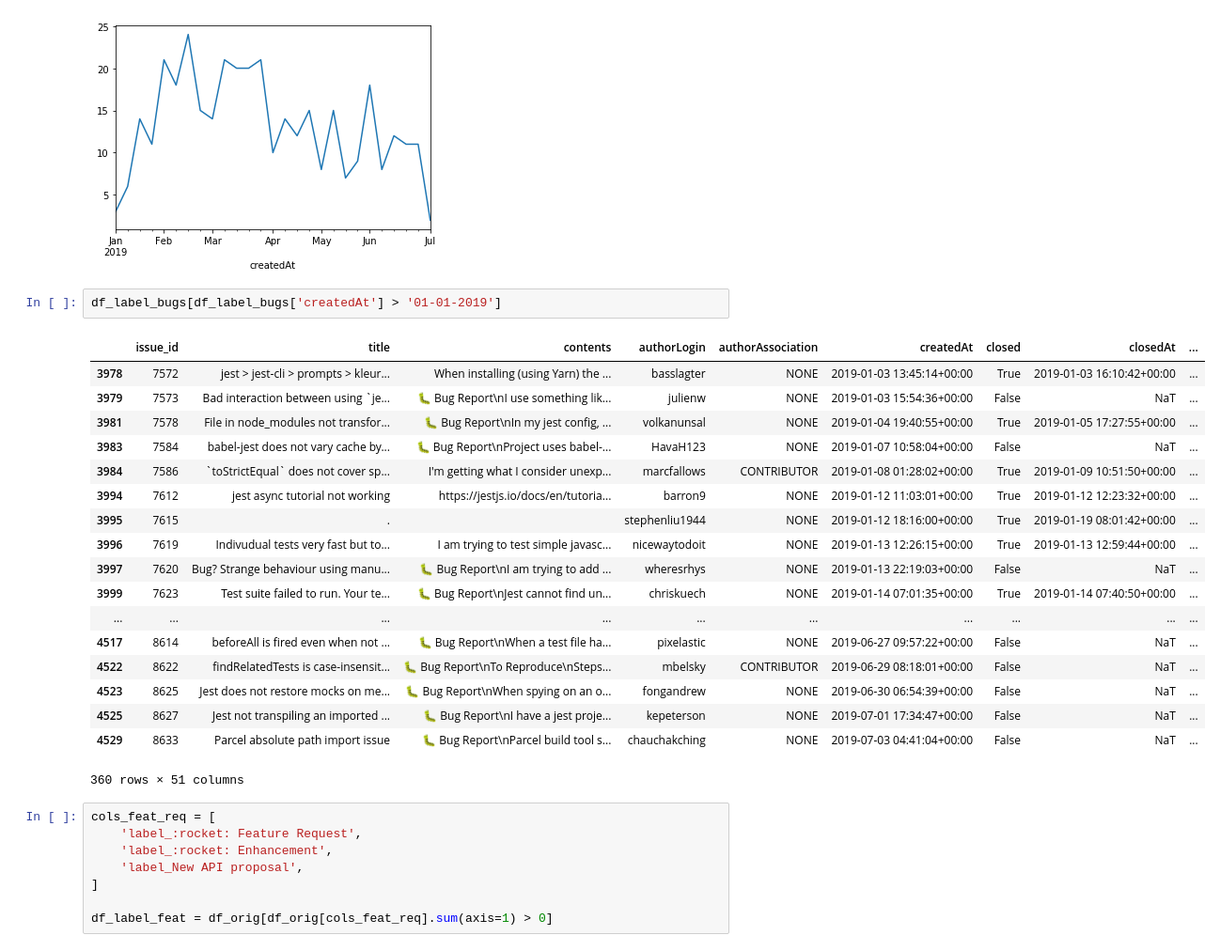
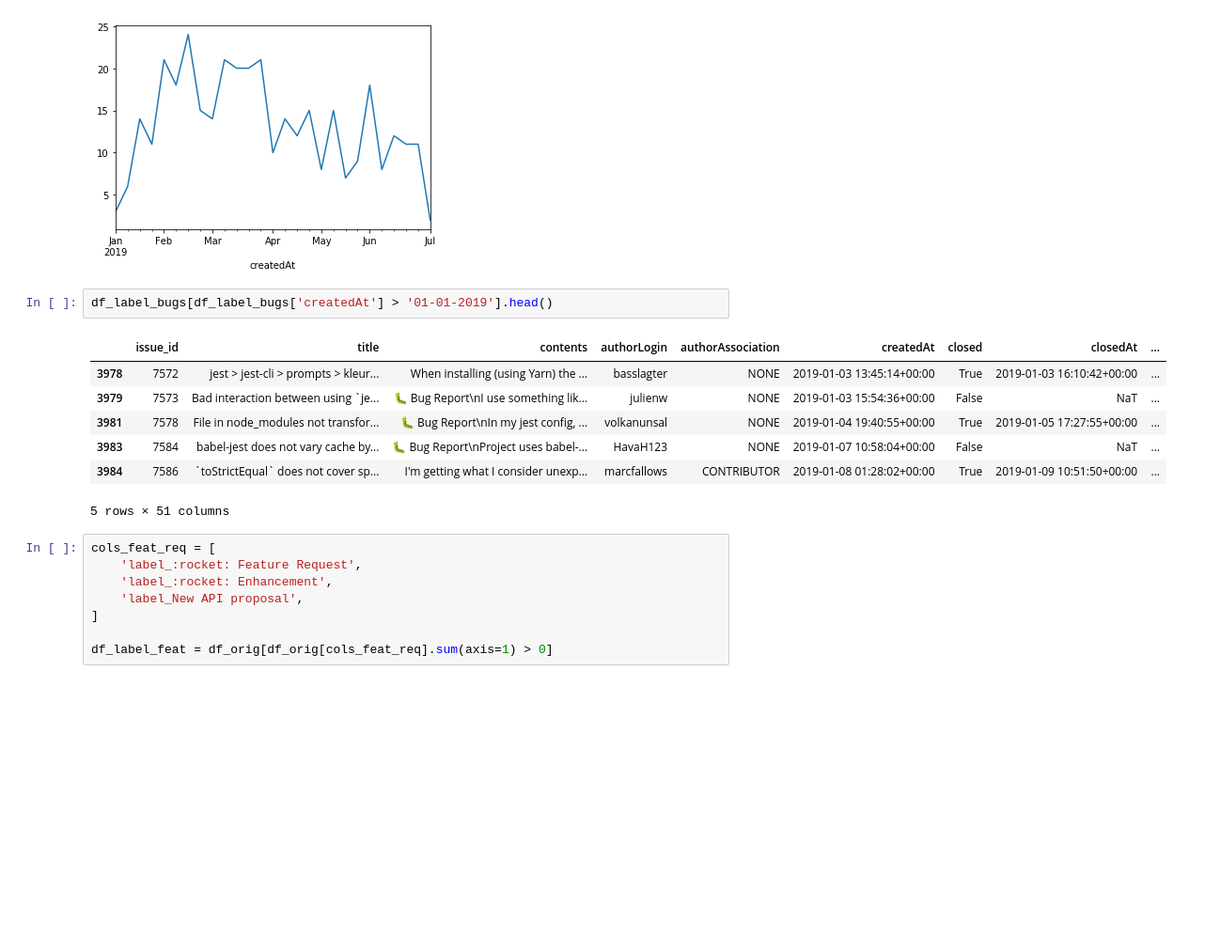
Before and after one commit to nongnoochr/github_js_testing_frameworks, a Jupyter notebook: EDA_repo_issues_jest.ipynb, the cells around one changed output. Shown at 94% size. Cells and saved outputs as stored; diff of their text form; blank space fills up the shorter version.

```diff
--- a/EDA_repo_issues_jest.ipynb
+++ b/EDA_repo_issues_jest.ipynb
@@ -98,26 +128,15 @@ df_label_bugs[df_label_bugs['createdAt'] > '01-01-2019'].groupby(pd.Grouper(key=
 # %% [output]
 [figure]
 # %%
-df_label_bugs[df_label_bugs['createdAt'] > '01-01-2019']
+df_label_bugs[df_label_bugs['createdAt'] > '01-01-2019'].head()
 # %% [output]
 |  | issue_id | title | contents | authorLogin | authorAssociation | createdAt | closed | closedAt | ... |
 | 3978 | 7572 | jest > jest-cli > prompts > kleur... | When installing (using Yarn) the ... | basslagter | NONE | 2019-01-03 13:45:14+00:00 | True | 2019-01-03 16:10:42+00:00 | ... |
 | 3979 | 7573 | Bad interaction between using `je... | 🐛 Bug Report\nI use something lik... | julienw | NONE | 2019-01-03 15:54:36+00:00 | False | NaT | ... |
 | 3981 | 7578 | File in node_modules not transfor... | 🐛 Bug Report\nIn my jest config, ... | volkanunsal | NONE | 2019-01-04 19:40:55+00:00 | True | 2019-01-05 17:27:55+00:00 | ... |
 | 3983 | 7584 | babel-jest does not vary cache by... | 🐛 Bug Report\nProject uses babel-... | HavaH123 | NONE | 2019-01-07 10:58:04+00:00 | False | NaT | ... |
 | 3984 | 7586 | `toStrictEqual` does not cover sp... | I'm getting what I consider unexp... | marcfallows | CONTRIBUTOR | 2019-01-08 01:28:02+00:00 | True | 2019-01-09 10:51:50+00:00 | ... |
-| 3994 | 7612 | jest async tutorial not working | https://jestjs.io/docs/en/tutoria... | barron9 | NONE | 2019-01-12 11:03:01+00:00 | True | 2019-01-12 12:23:32+00:00 | ... |
-| 3995 | 7615 | . |  | stephenliu1944 | NONE | 2019-01-12 18:16:00+00:00 | True | 2019-01-19 08:01:42+00:00 | ... |
-| 3996 | 7619 | Indivudual tests very fast but to... | I am trying to test simple javasc... | nicewaytodoit | NONE | 2019-01-13 12:26:15+00:00 | True | 2019-01-13 12:59:44+00:00 | ... |
-| 3997 | 7620 | Bug? Strange behaviour using manu... | 🐛 Bug Report\nI am trying to add ... | wheresrhys | NONE | 2019-01-13 22:19:03+00:00 | False | NaT | ... |
-| 3999 | 7623 | Test suite failed to run. Your te... | 🐛 Bug Report\nJest cannot find un... | chriskuech | NONE | 2019-01-14 07:01:35+00:00 | True | 2019-01-14 07:40:50+00:00 | ... |
-| ... | ... | ... | ... | ... | ... | ... | ... | ... | ... |
-| 4517 | 8614 | beforeAll is fired even when not ... | 🐛 Bug Report\nWhen a test file ha... | pixelastic | NONE | 2019-06-27 09:57:22+00:00 | False | NaT | ... |
-| 4522 | 8622 | findRelatedTests is case-insensit... | 🐛 Bug Report\nTo Reproduce\nSteps... | mbelsky | CONTRIBUTOR | 2019-06-29 08:18:01+00:00 | False | NaT | ... |
-| 4523 | 8625 | Jest does not restore mocks on me... | 🐛 Bug Report\nWhen spying on an o... | fongandrew | NONE | 2019-06-30 06:54:39+00:00 | False | NaT | ... |
-| 4525 | 8627 | Jest not transpiling an imported ... | 🐛 Bug Report\nI have a jest proje... | kepeterson | NONE | 2019-07-01 17:34:47+00:00 | False | NaT | ... |
-| 4529 | 8633 | Parcel absolute path import issue | 🐛 Bug Report\nParcel build tool s... | chauchakching | NONE | 2019-07-03 04:41:04+00:00 | False | NaT | ... |
-360 rows × 51 columns
+5 rows × 51 columns
 # %%
 cols_feat_req = [
     'label_:rocket: Feature Request',
```
Also changed, not shown: parts of 10 cells of this notebook, 1 other file.
